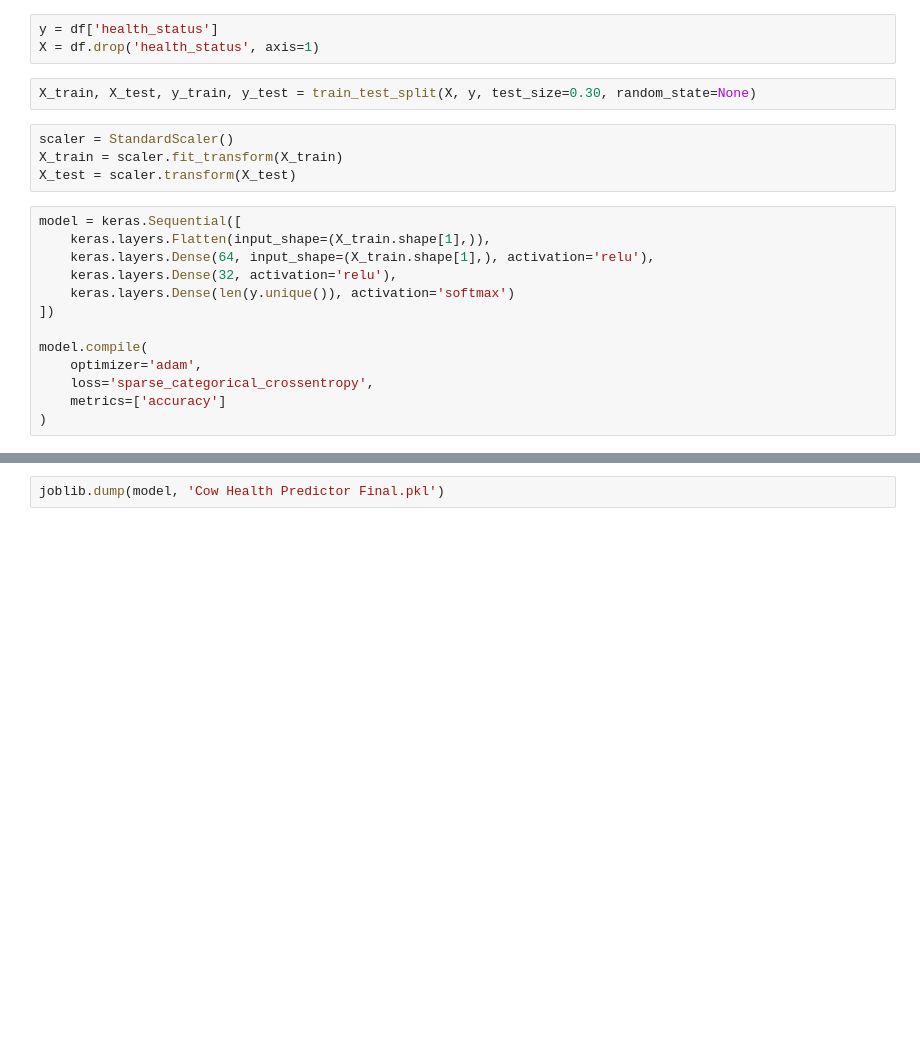
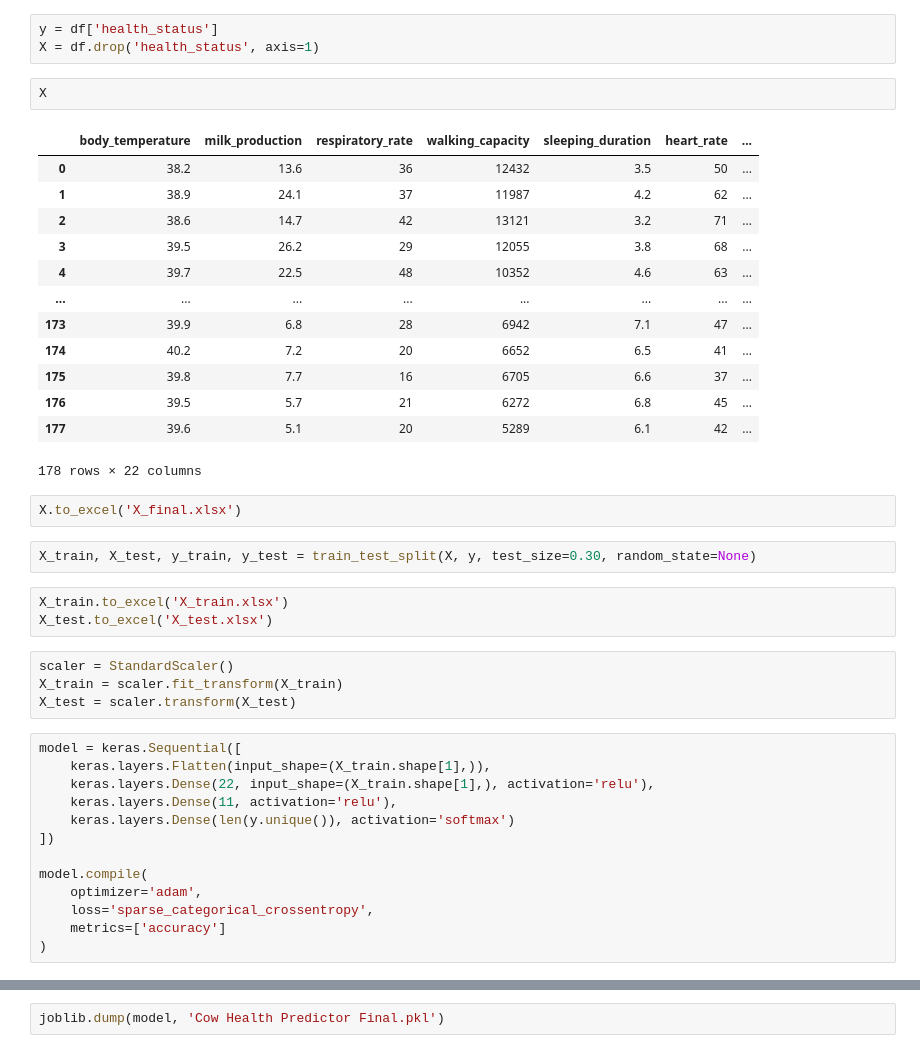
Before and after one commit to Prakhar1610/ML-DL-Projects, a Jupyter notebook: Cow Health Predictor/Cow Health Predictor Final.ipynb, the cells around one changed output, grey strips where cells are left out. Cells and saved outputs as stored; diff of their text form; blank space fills up the shorter version.

```diff
--- a/Cow Health Predictor/Cow Health Predictor Final.ipynb
+++ b/Cow Health Predictor/Cow Health Predictor Final.ipynb
@@ -43,8 +43,29 @@ df['health_status'] = t
 # %%
 y = df['health_status']
 X = df.drop('health_status', axis=1)
+# %%
+X
+# %% [output]
+|  | body_temperature | milk_production | respiratory_rate | walking_capacity | sleeping_duration | heart_rate | ... |
+| 0 | 38.2 | 13.6 | 36 | 12432 | 3.5 | 50 | ... |
+| 1 | 38.9 | 24.1 | 37 | 11987 | 4.2 | 62 | ... |
+| 2 | 38.6 | 14.7 | 42 | 13121 | 3.2 | 71 | ... |
+| 3 | 39.5 | 26.2 | 29 | 12055 | 3.8 | 68 | ... |
+| 4 | 39.7 | 22.5 | 48 | 10352 | 4.6 | 63 | ... |
+| ... | ... | ... | ... | ... | ... | ... | ... |
+| 173 | 39.9 | 6.8 | 28 | 6942 | 7.1 | 47 | ... |
+| 174 | 40.2 | 7.2 | 20 | 6652 | 6.5 | 41 | ... |
+| 175 | 39.8 | 7.7 | 16 | 6705 | 6.6 | 37 | ... |
+| 176 | 39.5 | 5.7 | 21 | 6272 | 6.8 | 45 | ... |
+| 177 | 39.6 | 5.1 | 20 | 5289 | 6.1 | 42 | ... |
+178 rows × 22 columns
+# %%
+X.to_excel('X_final.xlsx')
 # %%
 X_train, X_test, y_train, y_test = train_test_split(X, y, test_size=0.30, random_state=None)
+# %%
+X_train.to_excel('X_train.xlsx')
+X_test.to_excel('X_test.xlsx')
 # %%
 scaler = StandardScaler()
 X_train = scaler.fit_transform(X_train)
@@ -52,8 +73,8 @@ X_test = scaler.transform(X_test)
 # %%
 model = keras.Sequential([
     keras.layers.Flatten(input_shape=(X_train.shape[1],)),
-    keras.layers.Dense(64, input_shape=(X_train.shape[1],), activation='relu'),
-    keras.layers.Dense(32, activation='relu'),
+    keras.layers.Dense(22, input_shape=(X_train.shape[1],), activation='relu'),
+    keras.layers.Dense(11, activation='relu'),
     keras.layers.Dense(len(y.unique()), activation='softmax')
 ])
 
```
Also changed, not shown: parts of 1 cell of this notebook, 3 other files.
